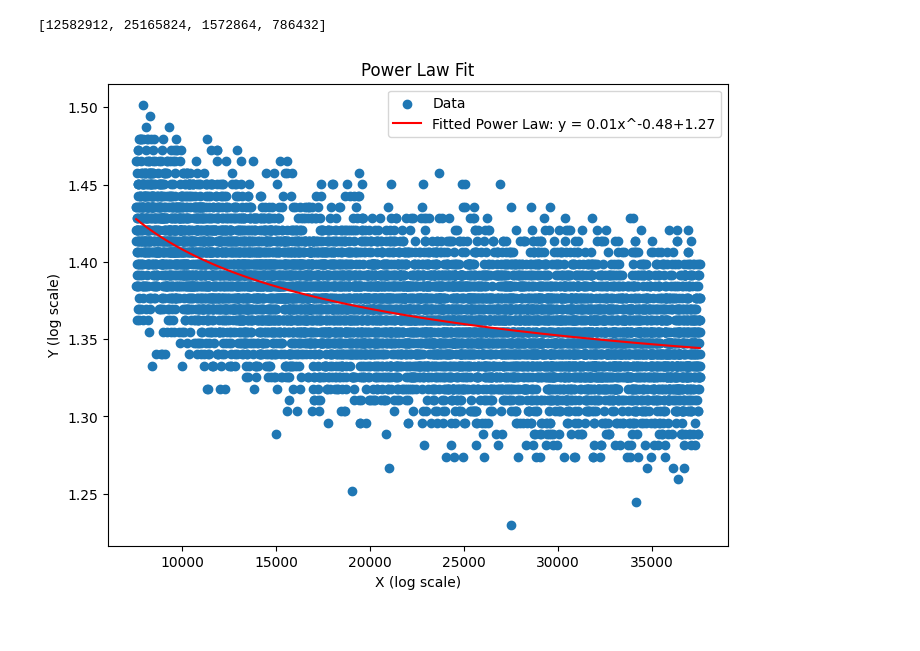
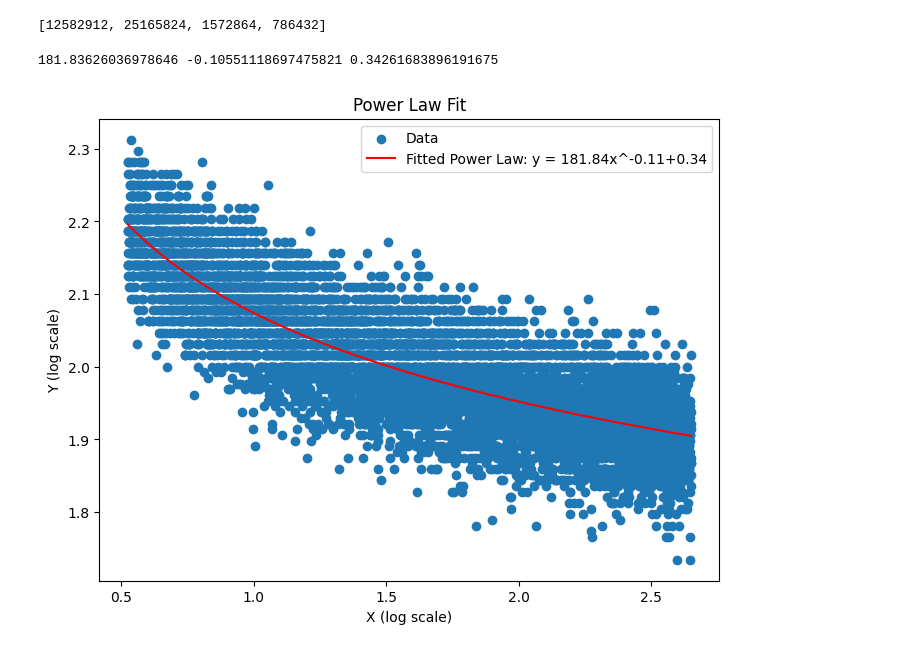
Before and after one commit to BradyWynn/hutter, a Jupyter notebook: glorppeam.ipynb, the cells around one changed output. Saved outputs shown, nothing was run; the diff lists cells and outputs as text; code cells hidden in the pictures.

```diff
--- a/glorppeam.ipynb
+++ b/glorppeam.ipynb
@@ -16,38 +16,40 @@ params
 # %% [output]
 [12582912, 25165824, 1572864, 786432]
 # %%
-df = pl.read_csv("wandb2.csv")
+df = pl.read_csv("wandb.csv")
 # %%
 from scipy.optimize import curve_fit
 
 # Generate example data (optional, replace with your actual data)
-y_data = df.select("happy-firebrand-2360 - bytes").to_numpy().flatten()
+y_data = df.select("silver-dragon-3511 - loss").to_numpy().flatten()
 x_data = df.select("Step").to_numpy().flatten()
 
-y_data = y_data[-8000:]/100000000
-x_data = x_data[-8000:]
+y_data = y_data[-8000:]
+x_data = x_data[-8000:]/10000
 
 # Define the power law function
 def power_law(x, a, b, c):
-    return (x*a)**b + c
+    return (x/a)**b + c
 
 # Fit the power law using curve_fit
 params, covariance = curve_fit(power_law, x_data, y_data, p0=[1, 0, 1], maxfev=10000) # p0 provides initial guesses
 
 a_fit, b_fit, c_fit = params
 
 # Plot the results
 plt.figure(figsize=(8, 6))
 plt.scatter(x_data, y_data, label='Data')
 plt.plot(x_data, power_law(x_data, a_fit, b_fit, c_fit), color='red', label=f'Fitted Power Law: y = {a_fit:.2f}x^{b_fit:.2f}+{c_fit:.2f}')
+print(a_fit, b_fit, c_fit)
 # plt.xscale('log')
 # plt.yscale('log')
 plt.xlabel('X (log scale)')
 plt.ylabel('Y (log scale)')
 plt.title('Power Law Fit')
 plt.legend()
 # plt.grid(True)
 # plt.xlim(0, 10)
 plt.show()
 # %% [output]
+181.83626036978646 -0.10551118697475821 0.34261683896191675
-[figure, old version]
+[figure, new version]
```
Also changed, not shown: 5 other files.
